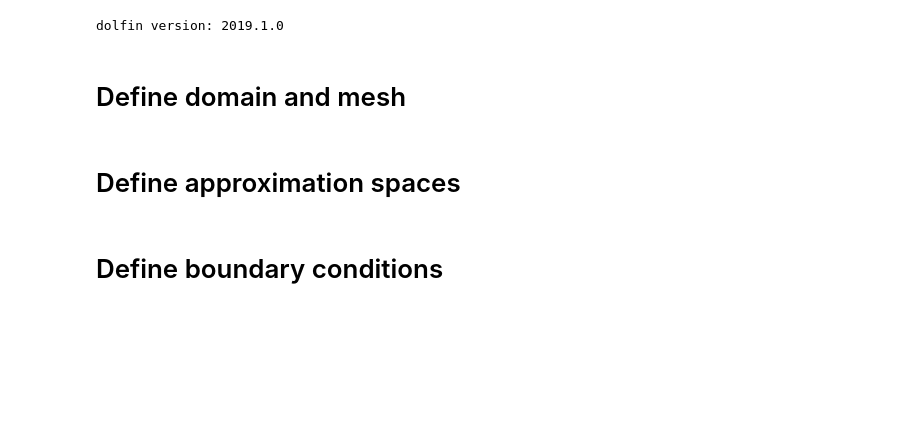
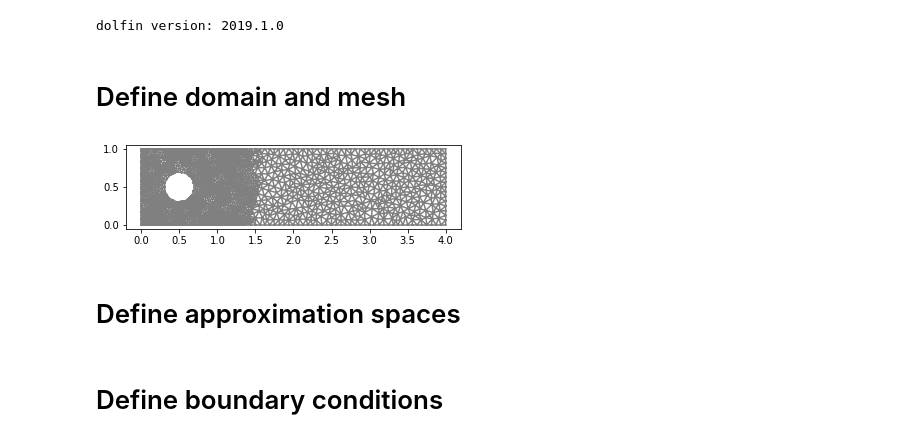
Before and after one commit to johanhoffman/crocodile-heart, a Jupyter notebook: Brinkman_NSE.ipynb, the cells around one changed output. Drawn from its saved outputs; the diff is of its cells as text; code cells hidden in the pictures; blank space fills up the shorter version.

```diff
--- a/Brinkman_NSE.ipynb
+++ b/Brinkman_NSE.ipynb
@@ -43,33 +43,48 @@ class Left(SubDomain):
 class Right(SubDomain):
     def inside(self, x, on_boundary):
         return near(x[0], L)
 
 class Lower(SubDomain):
     def inside(self, x, on_boundary):
         return near(x[1], 0.0)
 
 class Upper(SubDomain):
     def inside(self, x, on_boundary):
         return near(x[1], H)
 
 left = Left()
 right = Right()
 lower = Lower()
 upper = Upper()
 
 resolution = 32
 
 # Generate mesh
 #mesh = RectangleMesh(Point(0.0, 0.0), Point(L, H), L*resolution, H*resolution)
 mesh = generate_mesh(Rectangle(Point(0.0,0.0), Point(L,H)) - Circle(Point(0.5,0.5*H),0.2), resolution)
 
+# Refine mesh
+no_levels = 1
+for i in range(0,no_levels):
+  cell_marker = MeshFunction("bool", mesh, mesh.topology().dim())
+  for cell in cells(mesh):
+    cell_marker[cell] = False
+    p = cell.midpoint()
+    if p.distance(Point(0.5, 0.5)) < 1.0:
+        cell_marker[cell] = True
+  mesh = refine(mesh, cell_marker)
+
+  plot(Q.mesh())
+
 # Define mesh functions
 boundaries = MeshFunction("size_t", mesh, mesh.topology().dim()-1)
 boundaries.set_all(0)
 left.mark(boundaries, 1)
 right.mark(boundaries, 2)
 lower.mark(boundaries, 3)
 upper.mark(boundaries, 4)
+# %% [output]
+[figure, added]
 # %% [markdown]
 # Define approximation spaces
 # %%
```
Also changed, not shown: parts of 1 cell of this notebook.
